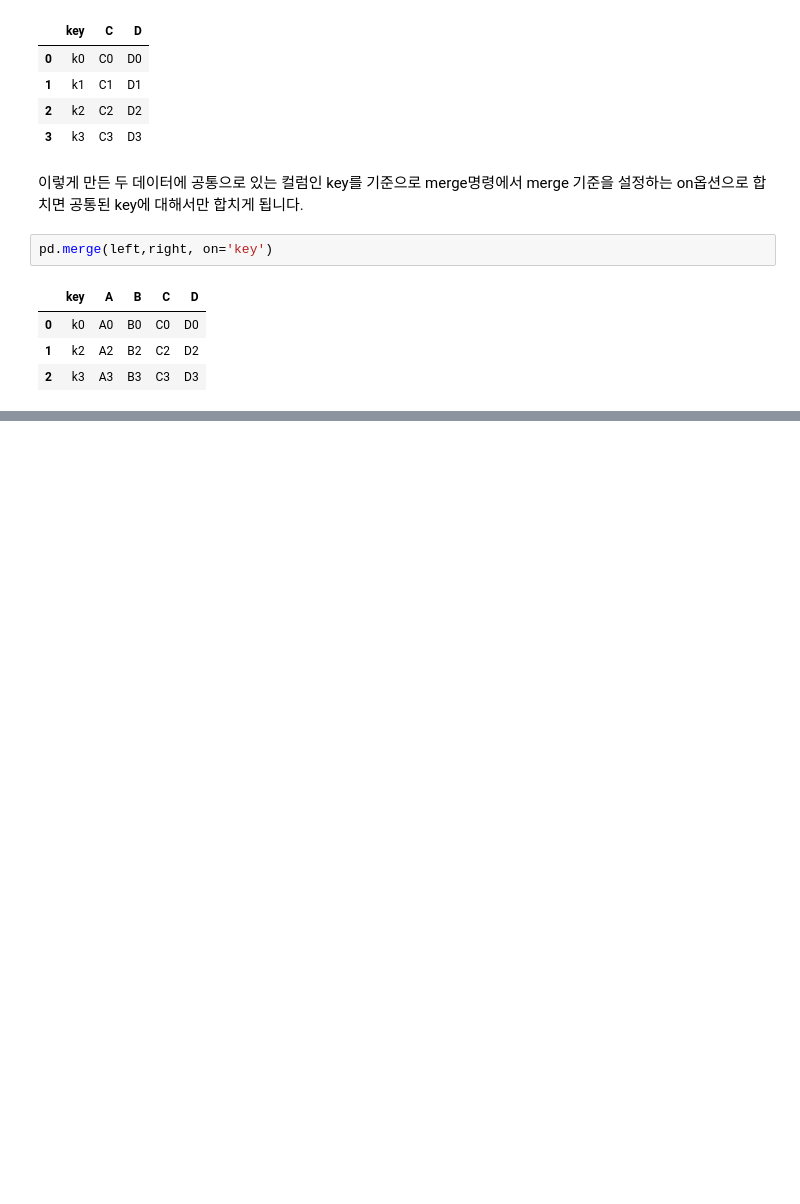
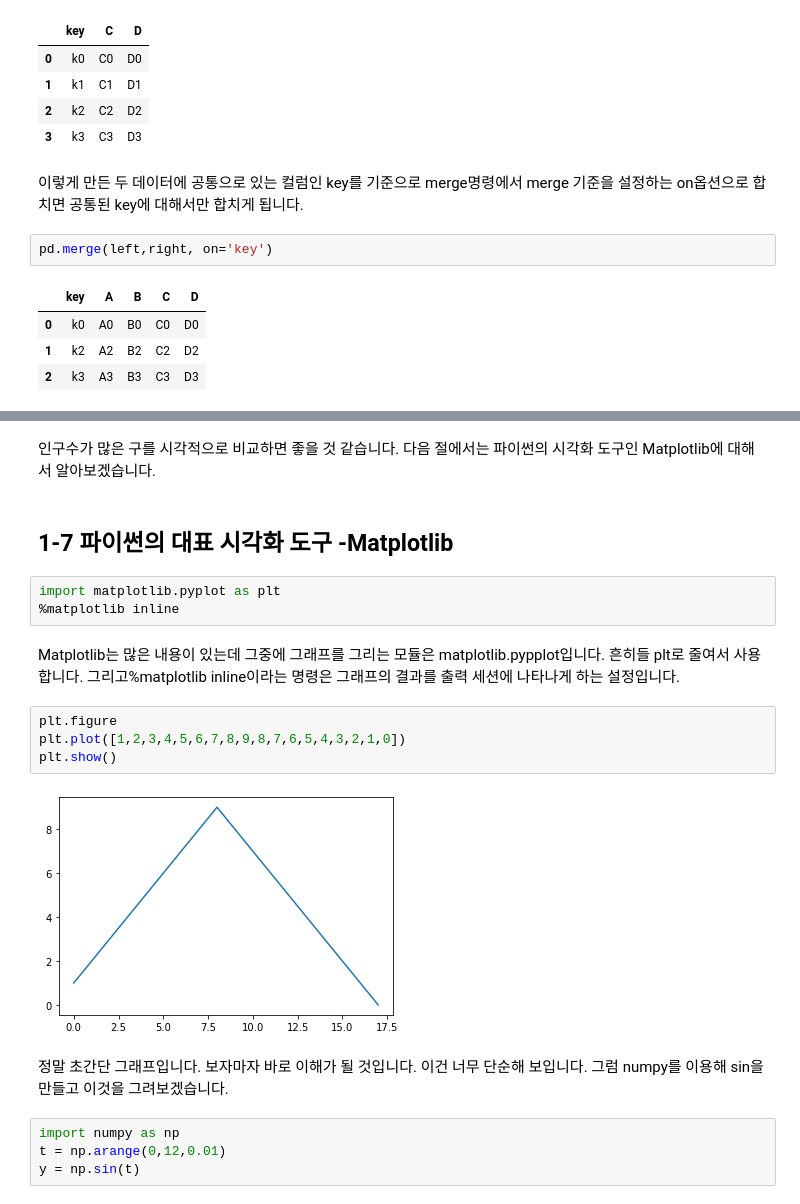
Before and after one commit to choiuikang/data_python, a Jupyter notebook: chapter-1.ipynb, the cells around one changed output, grey strips where cells are left out. Cells and saved outputs as stored; diff of their text form; blank space fills up the shorter version.

```diff
--- a/chapter-1.ipynb
+++ b/chapter-1.ipynb
@@ -818,0 +941,21 @@ pd.merge(left,right, on='key')
+# %% [markdown]
+인구수가 많은 구를 시각적으로 비교하면 좋을 것 같습니다. 다음 절에서는 파이썬의 시각화 도구인  Matplotlib에 대해서 알아보겠습니다.
+# %% [markdown]
+## 1-7 파이썬의 대표 시각화 도구 -Matplotlib
+# %%
+import matplotlib.pyplot as plt
+%matplotlib inline
+# %% [markdown]
+Matplotlib는 많은 내용이 있는데 그중에 그래프를 그리는 모듈은 matplotlib.pypplot입니다. 흔히들 plt로 줄여서 사용합니다. 그리고%matplotlib inline이라는 명령은 그래프의 결과를 출력 세션에 나타나게 하는 설정입니다.
+# %%
+plt.figure
+plt.plot([1,2,3,4,5,6,7,8,9,8,7,6,5,4,3,2,1,0])
+plt.show()
+# %% [output]
+[figure, added]
+# %% [markdown]
+정말 초간단 그래프입니다. 보자마자 바로 이해가 될 것입니다. 이건 너무 단순해 보입니다. 그럼 numpy를 이용해 sin을 만들고 이것을 그려보겠습니다.
+# %%
+import numpy as np
+t = np.arange(0,12,0.01)
+y = np.sin(t)
```
Also changed, not shown: parts of 87 cells of this notebook.
